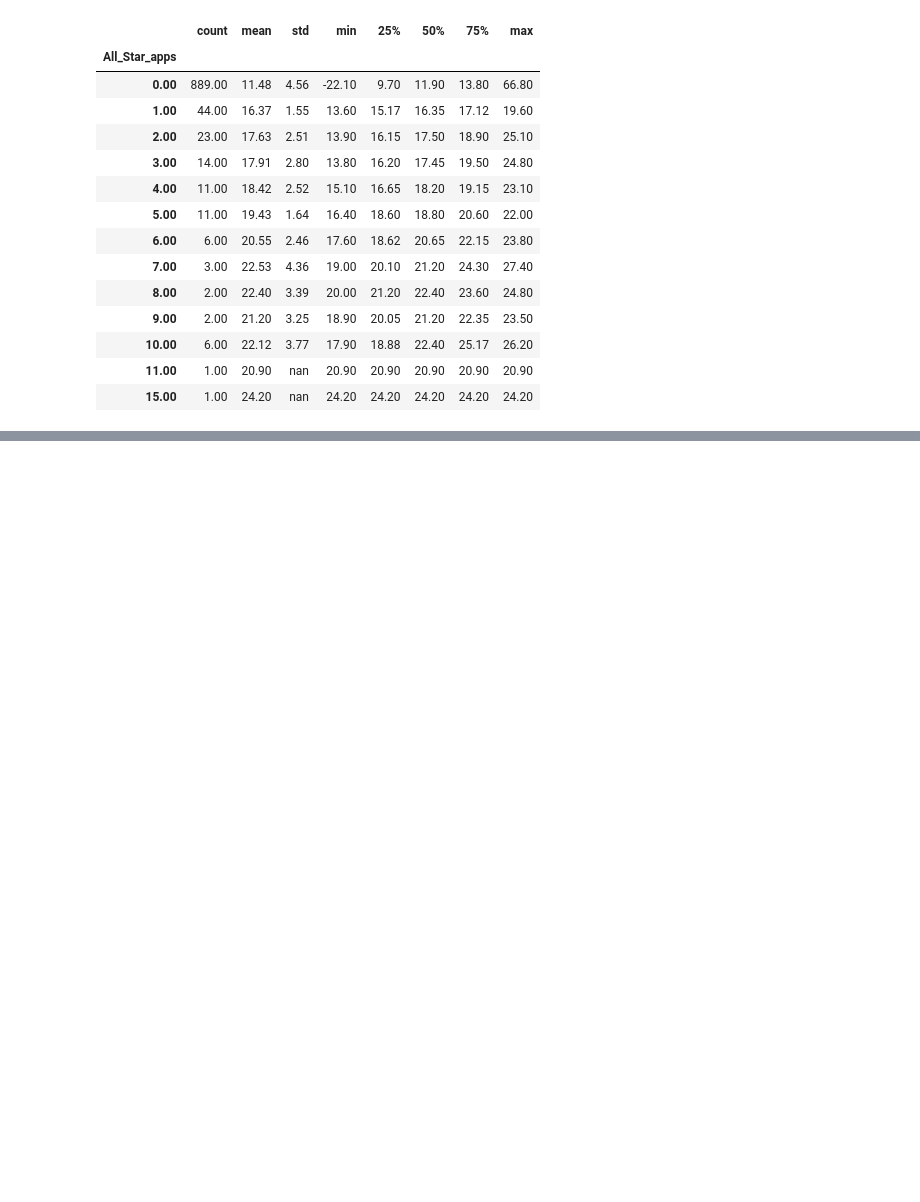
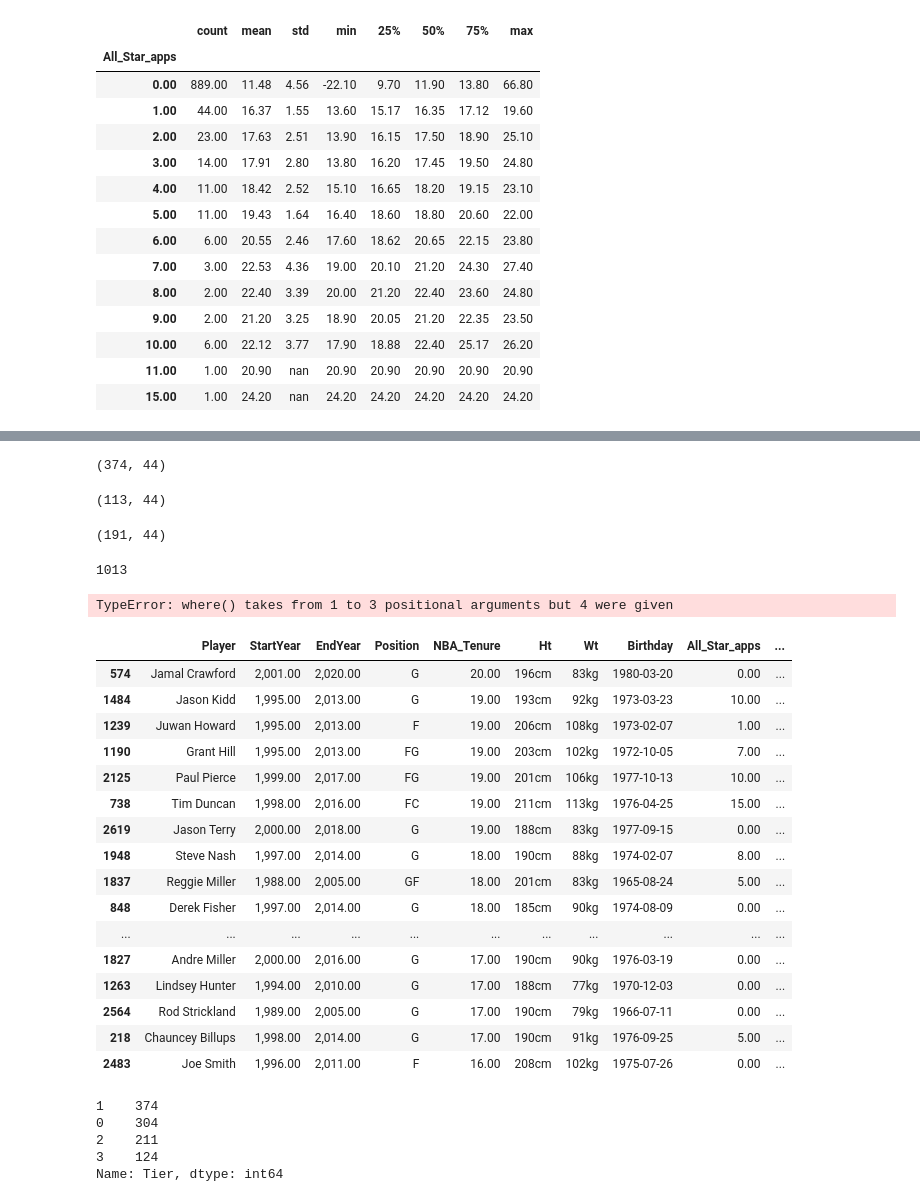
Before and after one commit to KenHoffman95/Mod-5-Capstone-Project, a Jupyter notebook: Data Cleaning and EDA.ipynb, the cells around one changed output, grey strips where cells are left out. Drawn from its saved outputs; the diff is of its cells as text; code cells hidden in the pictures; blank space fills up the shorter version.

Commit message:
Add files via upload
Created target variable for NBA Players based on career NBA stats

```diff
--- a/Data Cleaning and EDA.ipynb
+++ b/Data Cleaning and EDA.ipynb
@@ -352,0 +363,70 @@ df['NBA_PER'].groupby(df['All_Star_apps']).describe()
+# %%
+#How to classify 'Role Player' category
+df.loc[(df['All_Star_apps'] == 0) & (df['NBA_PER'] > 9.7) & (df['NBA_PER'] < 13.8) & (df['NBA_Tenure'] > 2)].shape
+# %% [output]
+(374, 44)
+# %%
+#How to classify 'Bust' category pt. 1
+df.loc[(df['All_Star_apps'] == 0) & (df['NBA_PER'] <= 9.7) & (df['NBA_Tenure'] > 2)].shape
+# %% [output]
+(113, 44)
+# %%
+#How to classify 'Bust' category pt. 2
+df.loc[(df['All_Star_apps'] == 0) & (df['NBA_Tenure'] <= 2)].shape
+# %% [output]
+(191, 44)
+# %%
+124+211+374+113+191
+# %% [output]
+1013
+# %%
+df['Predictor'] = np.where( ( (df['All_Star_apps'] >= 1) ) |
+                          ( (df['All_Star_apps'] == 0) & (df['NBA_PER'] > 13.8) & (df['NBA_Tenure'] > 2) ) |
+                          ( (df['All_Star_apps'] == 0) & (df['NBA_PER'] > 9.7) & (df['NBA_PER'] < 13.8) & (df['NBA_Tenure'] > 2) ), 3, 2, 1)
+# %% [output]
+TypeError: where() takes from 1 to 3 positional arguments but 4 were given
+# %%
+#Create the target variable 'tier'
+# create a list of our conditions
+conditions = [
+    (df['All_Star_apps'] >= 1),
+    (df['All_Star_apps'] == 0) & (df['NBA_PER'] >= 13.8) & (df['NBA_Tenure'] > 2),
+    (df['All_Star_apps'] == 0) & (df['NBA_PER'] > 9.7) & (df['NBA_PER'] < 13.8) & (df['NBA_Tenure'] > 2),
+    (df['All_Star_apps'] == 0) & (df['NBA_PER'] <= 9.7) & (df['NBA_Tenure'] > 2),
+    (df['All_Star_apps'] == 0) & (df['NBA_Tenure'] <= 2)
+    ]
+
+# create a list of the values we want to assign for each condition
+values = [3, 2, 1, 0, 0]
+
+# create a new column and use np.select to assign values to it using our lists as arguments
+df['Tier'] = np.select(conditions, values)
+
+# display updated DataFrame
+df.head(25)
+# %% [output]
+|  | Player | StartYear | EndYear | Position | NBA_Tenure | Ht | Wt | Birthday | All_Star_apps | ... |
+| 574 | Jamal Crawford | 2,001.00 | 2,020.00 | G | 20.00 | 196cm | 83kg | 1980-03-20 | 0.00 | ... |
+| 1484 | Jason Kidd | 1,995.00 | 2,013.00 | G | 19.00 | 193cm | 92kg | 1973-03-23 | 10.00 | ... |
+| 1239 | Juwan Howard | 1,995.00 | 2,013.00 | F | 19.00 | 206cm | 108kg | 1973-02-07 | 1.00 | ... |
+| 1190 | Grant Hill | 1,995.00 | 2,013.00 | FG | 19.00 | 203cm | 102kg | 1972-10-05 | 7.00 | ... |
+| 2125 | Paul Pierce | 1,999.00 | 2,017.00 | FG | 19.00 | 201cm | 106kg | 1977-10-13 | 10.00 | ... |
+| 738 | Tim Duncan | 1,998.00 | 2,016.00 | FC | 19.00 | 211cm | 113kg | 1976-04-25 | 15.00 | ... |
+| 2619 | Jason Terry | 2,000.00 | 2,018.00 | G | 19.00 | 188cm | 83kg | 1977-09-15 | 0.00 | ... |
+| 1948 | Steve Nash | 1,997.00 | 2,014.00 | G | 18.00 | 190cm | 88kg | 1974-02-07 | 8.00 | ... |
+| 1837 | Reggie Miller | 1,988.00 | 2,005.00 | GF | 18.00 | 201cm | 83kg | 1965-08-24 | 5.00 | ... |
+| 848 | Derek Fisher | 1,997.00 | 2,014.00 | G | 18.00 | 185cm | 90kg | 1974-08-09 | 0.00 | ... |
+| ... | ... | ... | ... | ... | ... | ... | ... | ... | ... | ... |
+| 1827 | Andre Miller | 2,000.00 | 2,016.00 | G | 17.00 | 190cm | 90kg | 1976-03-19 | 0.00 | ... |
+| 1263 | Lindsey Hunter | 1,994.00 | 2,010.00 | G | 17.00 | 188cm | 77kg | 1970-12-03 | 0.00 | ... |
+| 2564 | Rod Strickland | 1,989.00 | 2,005.00 | G | 17.00 | 190cm | 79kg | 1966-07-11 | 0.00 | ... |
+| 218 | Chauncey Billups | 1,998.00 | 2,014.00 | G | 17.00 | 190cm | 91kg | 1976-09-25 | 5.00 | ... |
+| 2483 | Joe Smith | 1,996.00 | 2,011.00 | F | 16.00 | 208cm | 102kg | 1975-07-26 | 0.00 | ... |
+# %%
+df['Tier'].value_counts()
+# %% [output]
+1    374
+0    304
+2    211
+3    124
+Name: Tier, dtype: int64
```
Also changed, not shown: parts of 3 cells of this notebook.
